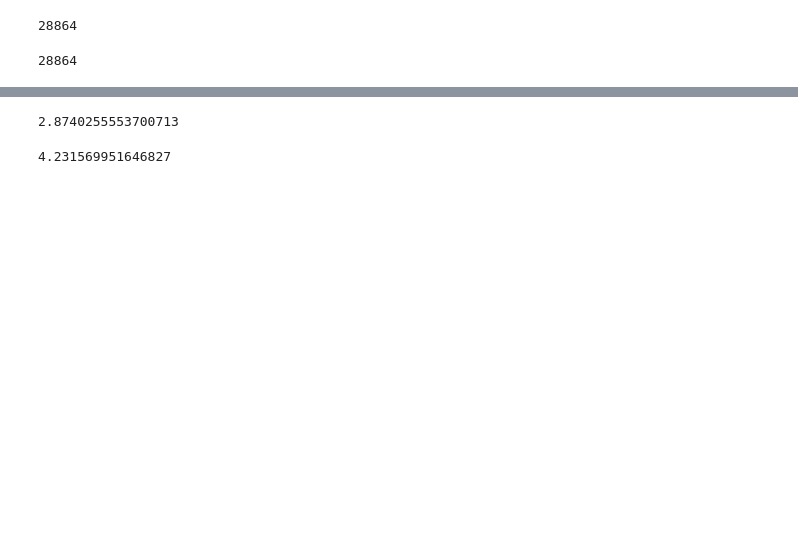
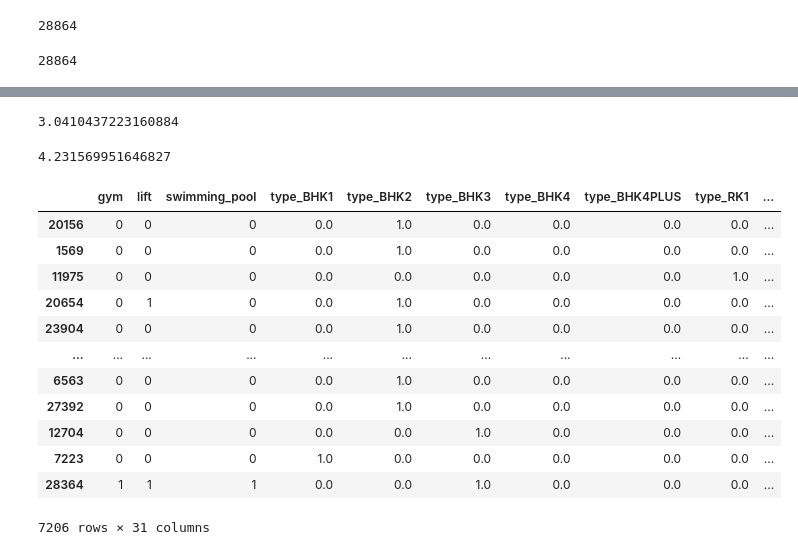
Before and after one commit to rahulsm27/Case_Studies, a Jupyter notebook: 6_PropertyClickPrediction/Final_Solution.ipynb, the cells around one changed output, grey strips where cells are left out. Cells and saved outputs as stored; diff of their text form; code cells hidden in the pictures; blank space fills up the shorter version.

```diff
--- a/6_PropertyClickPrediction/Final_Solution.ipynb
+++ b/6_PropertyClickPrediction/Final_Solution.ipynb
@@ -483,10 +485,10 @@ len(x_transformed)
 # %%
 df_model = df_model.reset_index()
 df_model.drop(columns=['index'],inplace=True)
+# %%
+df_model.drop(columns=num_cols, inplace =True)
 # %%
 df_proc = pd.concat((df_model,x_transformed), axis=1)
-# %%
-df_proc.drop(columns=num_cols, inplace =True)
 # %%
 df_proc
 # %% [output]
@@ -514,6 +536,8 @@ for i in df_proc.columns:
 from sklearn.model_selection import train_test_split
 from sklearn.linear_model import LinearRegression
 from sklearn.metrics import mean_squared_error
+# %%
+df_proc.dropna(inplace=True)
 # %%
 X_train, X_test, y_train,y_test =  train_test_split(df_proc[x_cols],df_proc['3_days'])
 # %%
@@ -524,7 +548,7 @@ y_pred = model.predict(X_test)
 rms = np.sqrt(mean_squared_error(y_test,y_pred))
 print(rms)
 # %% [output]
-2.8740255553700713
+3.0410437223160884
 # %%
 # X_train, X_test, y_train,y_test =  train_test_split(df_proc[x_cols],df_proc['7_days'])
 # model = LinearRegression()
@@ -534,3 +558,19 @@ print(rms)
 # print(rms)
 # %% [output]
 4.231569951646827
+# %%
+X_test
+# %% [output]
+|  | gym | lift | swimming_pool | type_BHK1 | type_BHK2 | type_BHK3 | type_BHK4 | type_BHK4PLUS | type_RK1 | ... |
+| 20156 | 0 | 0 | 0 | 0.0 | 1.0 | 0.0 | 0.0 | 0.0 | 0.0 | ... |
+| 1569 | 0 | 0 | 0 | 0.0 | 1.0 | 0.0 | 0.0 | 0.0 | 0.0 | ... |
+| 11975 | 0 | 0 | 0 | 0.0 | 0.0 | 0.0 | 0.0 | 0.0 | 1.0 | ... |
+| 20654 | 0 | 1 | 0 | 0.0 | 1.0 | 0.0 | 0.0 | 0.0 | 0.0 | ... |
+| 23904 | 0 | 0 | 0 | 0.0 | 1.0 | 0.0 | 0.0 | 0.0 | 0.0 | ... |
+| ... | ... | ... | ... | ... | ... | ... | ... | ... | ... | ... |
+| 6563 | 0 | 0 | 0 | 0.0 | 1.0 | 0.0 | 0.0 | 0.0 | 0.0 | ... |
+| 27392 | 0 | 0 | 0 | 0.0 | 1.0 | 0.0 | 0.0 | 0.0 | 0.0 | ... |
+| 12704 | 0 | 0 | 0 | 0.0 | 0.0 | 1.0 | 0.0 | 0.0 | 0.0 | ... |
+| 7223 | 0 | 0 | 0 | 1.0 | 0.0 | 0.0 | 0.0 | 0.0 | 0.0 | ... |
+| 28364 | 1 | 1 | 1 | 0.0 | 0.0 | 1.0 | 0.0 | 0.0 | 0.0 | ... |
+7206 rows × 31 columns
```
Also changed, not shown: parts of 10 cells of this notebook, 8 other files.
